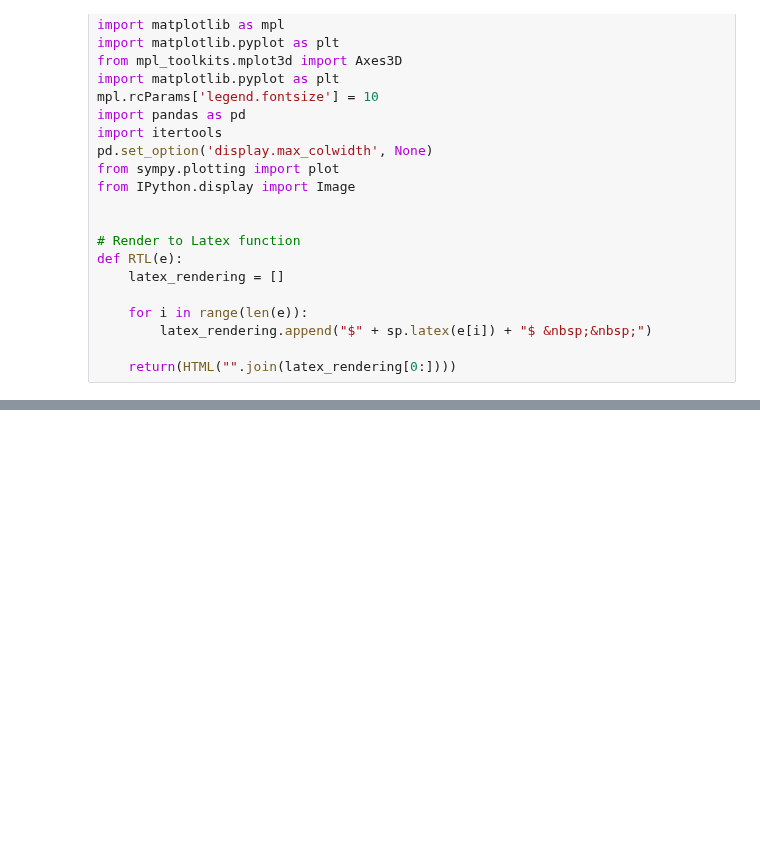
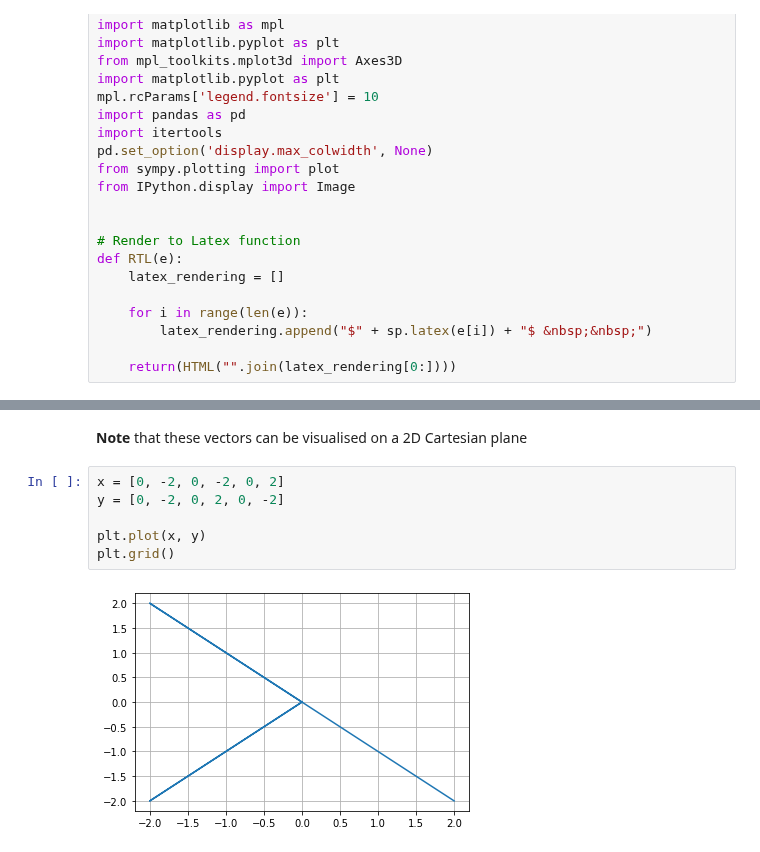
Before and after one commit to jgab3103/Jamie-Gabriel, a Jupyter notebook: Notebooks/S6_NB2.ipynb, the cells around one changed output, grey strips where cells are left out. Cells and saved outputs as stored; diff of their text form; blank space fills up the shorter version.

```diff
--- a/Notebooks/S6_NB2.ipynb
+++ b/Notebooks/S6_NB2.ipynb
@@ -156,0 +217,10 @@ a, b, c, d, x1, x2, x3, x4, c1, c2, c3, t, a1, a2, a3, b1, b2, b3 = sp.symbols('
+# %% [markdown]
+<b>Note</b> that these vectors can be visualised on a 2D Cartesian plane
+# %%
+x = [0, -2, 0, -2, 0, 2]
+y = [0, -2, 0, 2, 0, -2]
+
+plt.plot(x, y)
+plt.grid()
+# %% [output]
+[figure, added]
```
Also changed, not shown: parts of 109 cells of this notebook.
